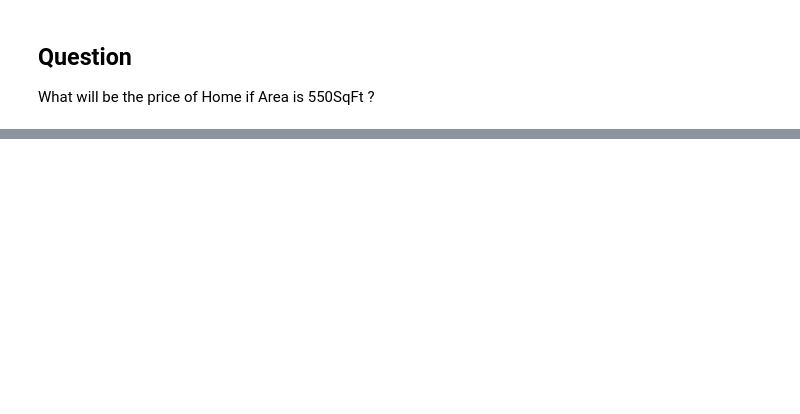
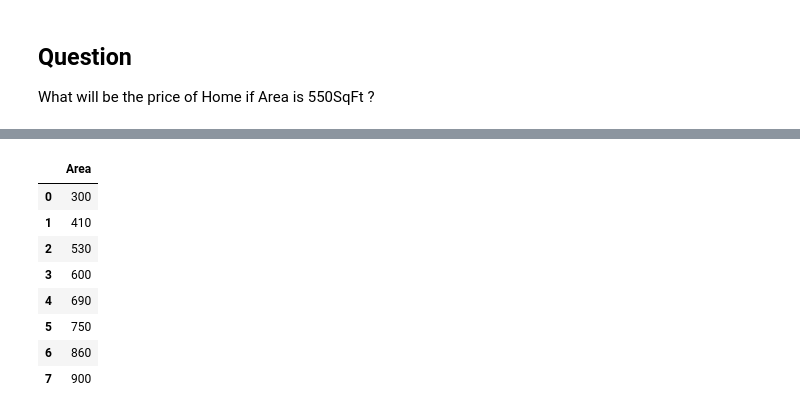
Before and after one commit to albertodavincishekhawat/BasicMachineLearning, a Jupyter notebook: 1.LinearRegression.ipynb, the cells around one changed output, grey strips where cells are left out. Cells and saved outputs as stored; diff of their text form; code cells hidden in the pictures; blank space fills up the shorter version.

```diff
--- a/1.LinearRegression.ipynb
+++ b/1.LinearRegression.ipynb
@@ -45,0 +83,15 @@ Price = [19, 23, 28, 31, 32, 35, 40, 43]
+# %%
+x=df.drop('Price',axis=1)
+y=df['Price']       # gives Series as output because we are only calling one
+# %%
+x
+# %% [output]
+|  | Area |
+| 0 | 300 |
+| 1 | 410 |
+| 2 | 530 |
+| 3 | 600 |
+| 4 | 690 |
+| 5 | 750 |
+| 6 | 860 |
+| 7 | 900 |
```
Also changed, not shown: parts of 15 cells of this notebook, 3 other files.
